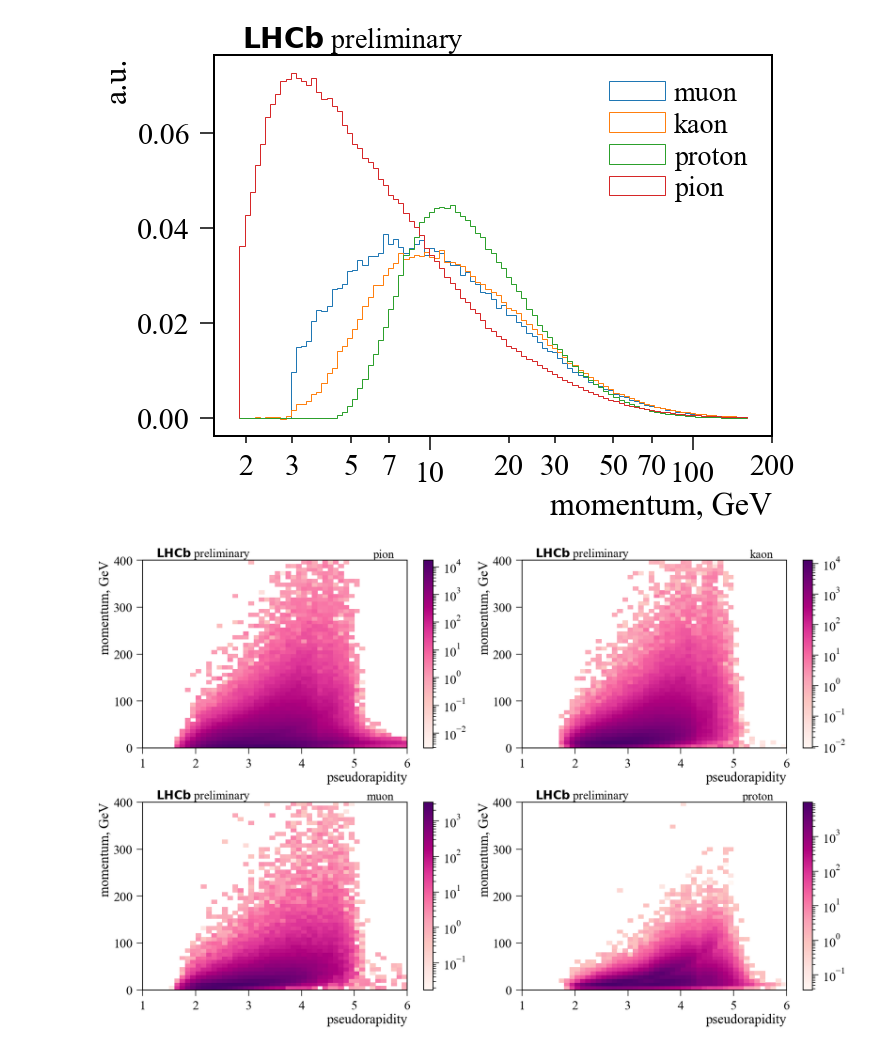
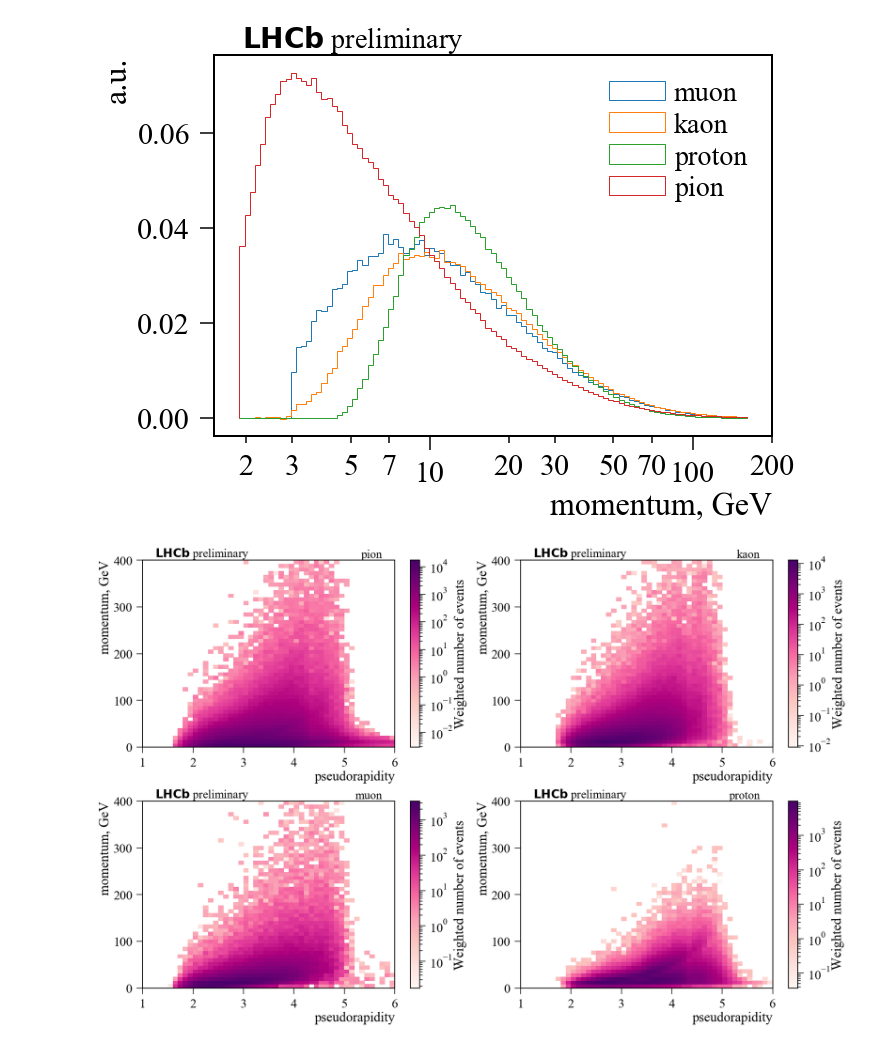
Before and after one commit to SiLiKhon/RichGANatACAT2019, a Jupyter notebook: MakePlots.ipynb, the cells around one changed output. Saved outputs shown, nothing was run; the diff lists cells and outputs as text; code cells hidden in the pictures.

```diff
--- a/MakePlots.ipynb
+++ b/MakePlots.ipynb
@@ -453,27 +497,27 @@ bins_P = bins
 # %%
 fig = plt.figure(figsize=(25, 16))
 
 for i, particle in enumerate(['pion', 'kaon', 'muon', 'proton'], 1):
     var_P   = data[particle].test.Brunel_P / 1000
     var_ETA = data[particle].test.Brunel_ETA
     var_w   = data[particle].test.probe_sWeight
     plt.subplot(2, 2, i)
     plt.hist2d(var_ETA, var_P, weights=var_w, bins=(np.linspace(1,   6, 51),
                                                     np.linspace(0, 400, 51)),
                cmap='RdPu', norm=mpl.colors.LogNorm())
     plt.xlabel('pseudorapidity', ha='right', x=1)
     plt.ylabel('momentum, GeV' , ha='right', y=1)
 
     plt.text(0.95, 1, particle  , {'size': 28}, transform=plt.gca().transAxes, va='bottom', ha='right');
     plt.text(0.05, 1, lhcb_label, {'size': 28}, transform=plt.gca().transAxes, va='bottom', ha='left');
 
-    plt.colorbar()
+    plt.colorbar(label="Weighted number of events")
 
 fig.tight_layout();
 
 fig.savefig(os.path.join(output_dir, "P_vs_ETA.pdf"))
 # %% [output]
-[figure, old version]
+[figure, new version]
 # %%
 from my_roc_auc import my_roc_auc as my_roc_auc_imp
 
```
Also changed, not shown: parts of 5 cells of this notebook.
